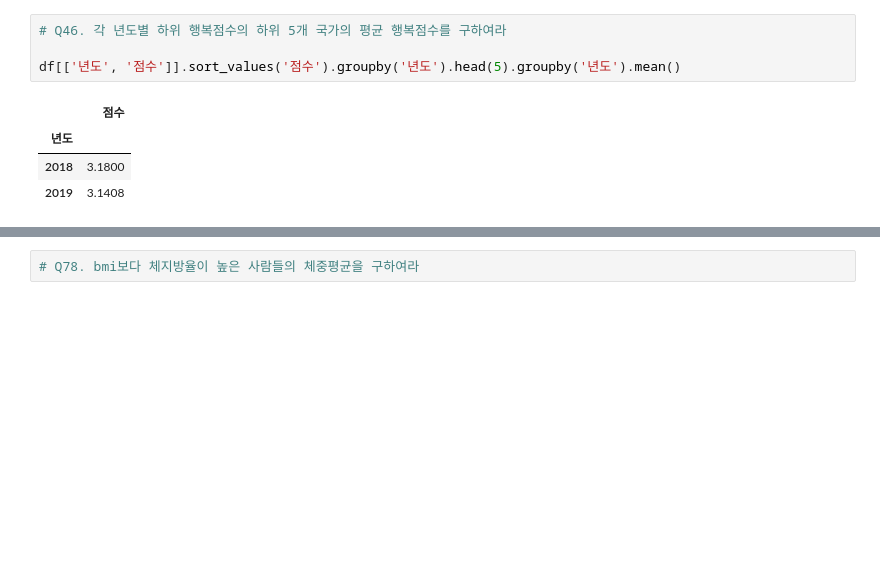
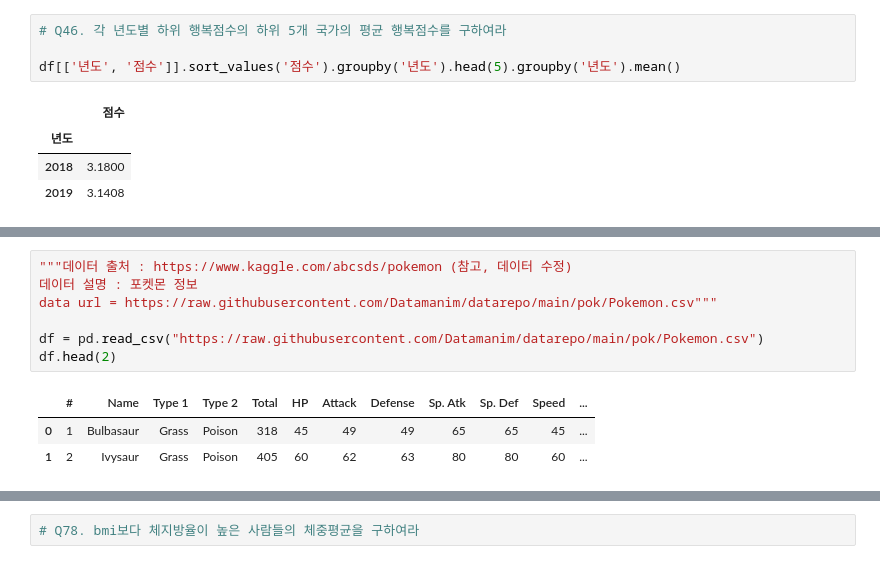
Before and after one commit to chickengak/TIL, a Jupyter notebook: dev-journey/big-data/빅분기-실기-datamanim-1유형.ipynb, the cells around one changed output, grey strips where cells are left out. Drawn from its saved outputs; the diff is of its cells as text; blank space fills up the shorter version.

```diff
--- a/dev-journey/big-data/빅분기-실기-datamanim-1유형.ipynb
+++ b/dev-journey/big-data/빅분기-실기-datamanim-1유형.ipynb
@@ -753,0 +835,11 @@ data url = https://raw.githubusercontent.com/Datamanim/datarepo/main/body/body.c
+# %%
+"""데이터 출처 : https://www.kaggle.com/abcsds/pokemon (참고, 데이터 수정)
+데이터 설명 : 포켓몬 정보
+data url = https://raw.githubusercontent.com/Datamanim/datarepo/main/pok/Pokemon.csv"""
+
+df = pd.read_csv("https://raw.githubusercontent.com/Datamanim/datarepo/main/pok/Pokemon.csv")
+df.head(2)
+# %% [output]
+|  | # | Name | Type 1 | Type 2 | Total | HP | Attack | Defense | Sp. Atk | Sp. Def | Speed | ... |
+| 0 | 1 | Bulbasaur | Grass | Poison | 318 | 45 | 49 | 49 | 65 | 65 | 45 | ... |
+| 1 | 2 | Ivysaur | Grass | Poison | 405 | 60 | 62 | 63 | 80 | 80 | 60 | ... |
```
Also changed, not shown: parts of 68 cells of this notebook.
